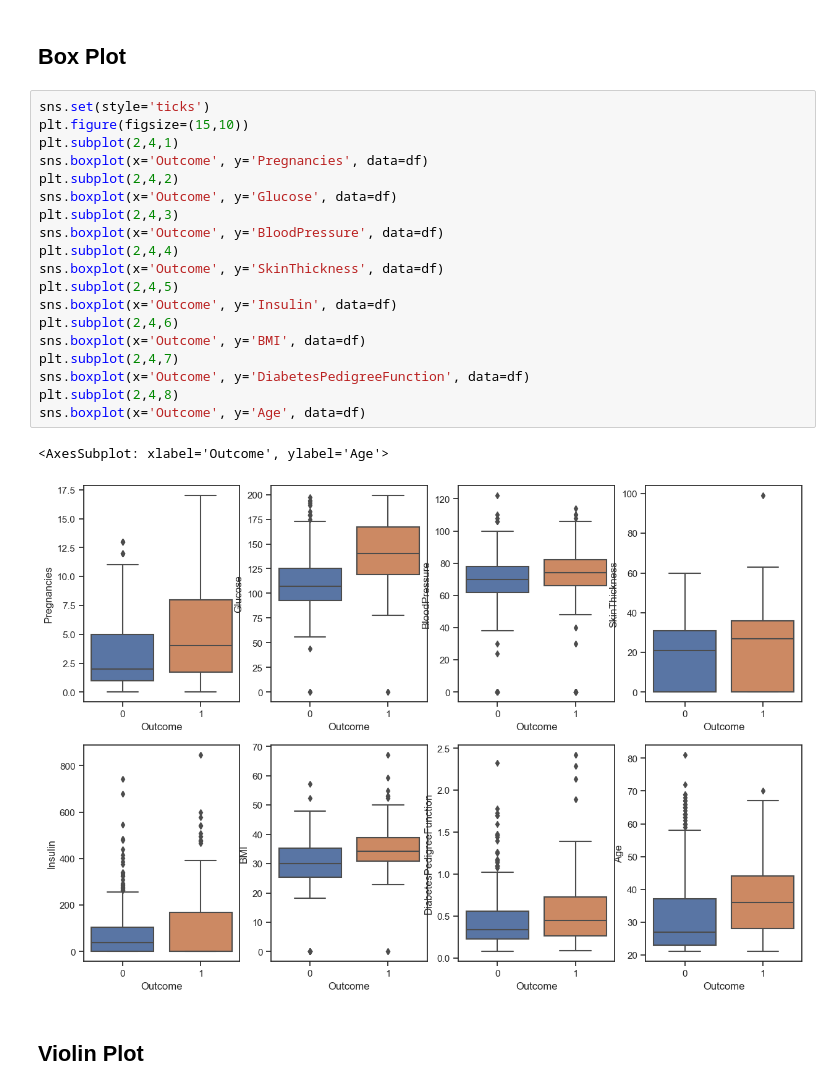
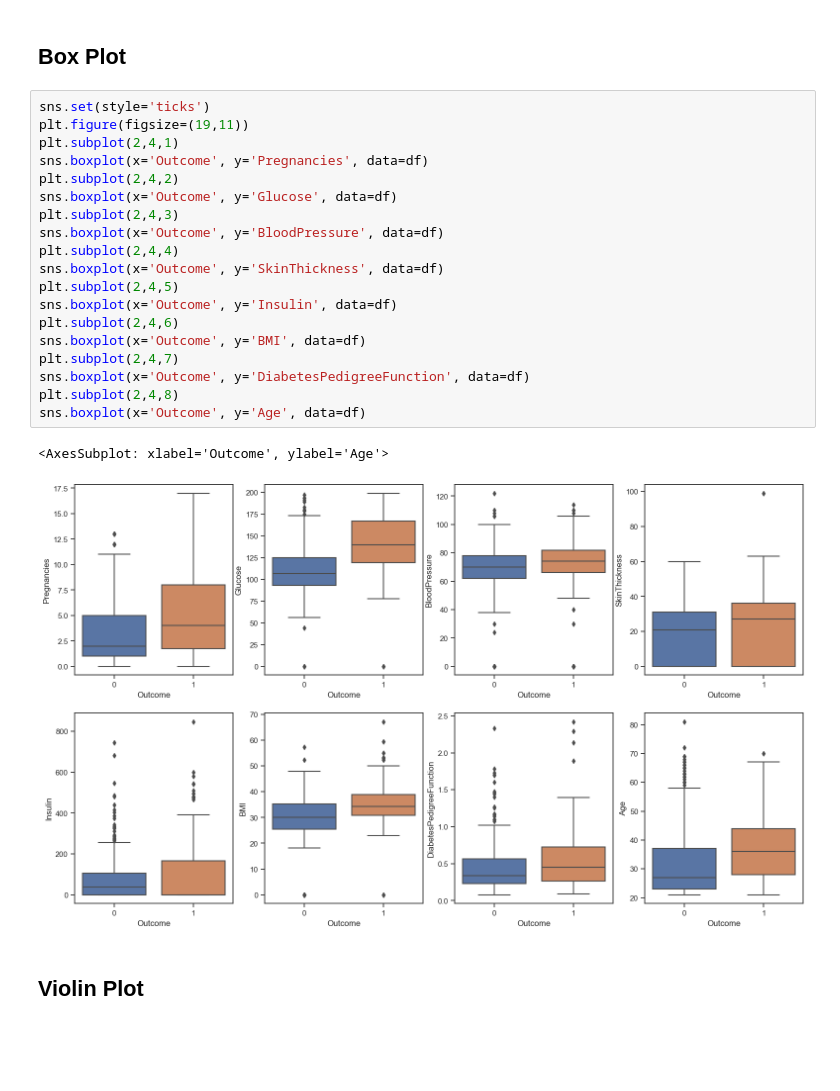
Before and after one commit to masanbasa3k/Machine_Learning, a Jupyter notebook: Diabetes_dataset_EDA_and_Classification.ipynb, the cells around one changed output. Cells and saved outputs as stored; diff of their text form; blank space fills up the shorter version.

```diff
--- a/Diabetes_dataset_EDA_and_Classification.ipynb
+++ b/Diabetes_dataset_EDA_and_Classification.ipynb
@@ -81,26 +81,26 @@ dtype: float64
 ## Box Plot
 # %%
 sns.set(style='ticks')
-plt.figure(figsize=(15,10))
+plt.figure(figsize=(19,11))
 plt.subplot(2,4,1)
 sns.boxplot(x='Outcome', y='Pregnancies', data=df)
 plt.subplot(2,4,2)
 sns.boxplot(x='Outcome', y='Glucose', data=df)
 plt.subplot(2,4,3)
 sns.boxplot(x='Outcome', y='BloodPressure', data=df)
 plt.subplot(2,4,4)
 sns.boxplot(x='Outcome', y='SkinThickness', data=df)
 plt.subplot(2,4,5)
 sns.boxplot(x='Outcome', y='Insulin', data=df)
 plt.subplot(2,4,6)
 sns.boxplot(x='Outcome', y='BMI', data=df)
 plt.subplot(2,4,7)
 sns.boxplot(x='Outcome', y='DiabetesPedigreeFunction', data=df)
 plt.subplot(2,4,8)
 sns.boxplot(x='Outcome', y='Age', data=df)
 # %% [output]
 <AxesSubplot: xlabel='Outcome', ylabel='Age'>
-[figure, old version]
+[figure, new version]
 # %% [markdown]
 ## Violin Plot
 # %%
```
Also changed, not shown: parts of 34 cells of this notebook.
